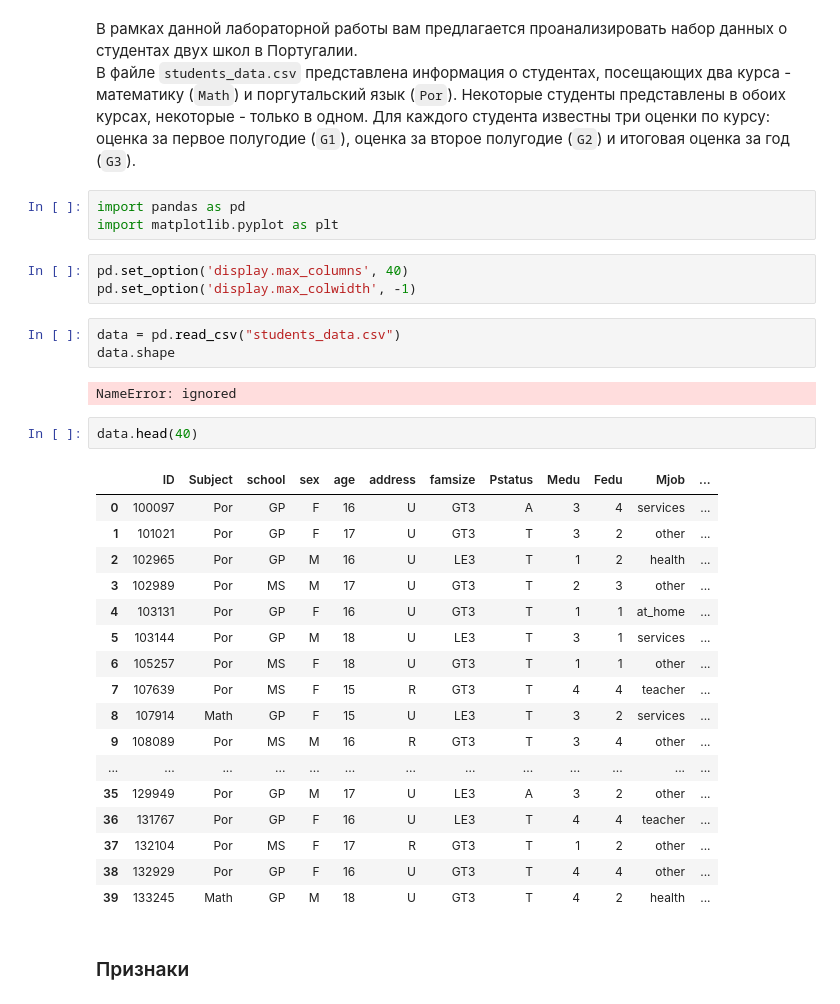
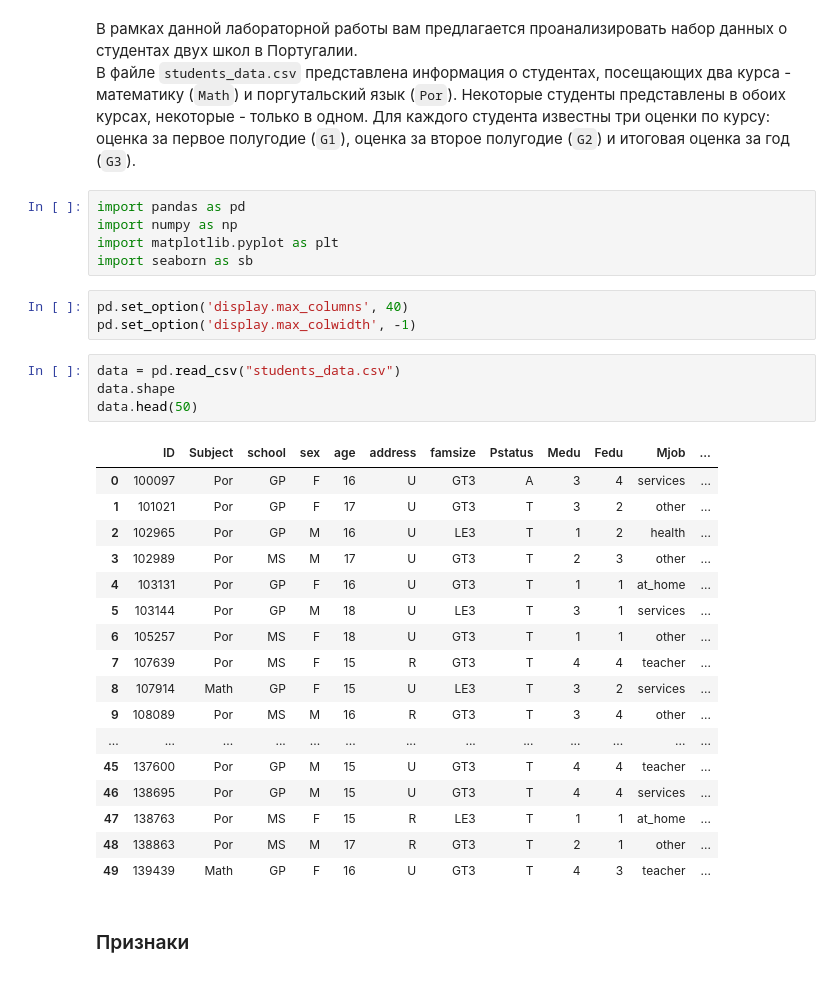
Before and after one commit to dariaAlium/DA, a Jupyter notebook: Lab_1_Exploratory_analysis.ipynb, the cells around one changed output. Drawn from its saved outputs; the diff is of its cells as text.

```diff
--- a/Lab_1_Exploratory_analysis.ipynb
+++ b/Lab_1_Exploratory_analysis.ipynb
@@ -13,35 +13,34 @@
 В файле `students_data.csv` представлена информация о студентах, посещающих два курса - математику (`Math`) и поргутальский язык (`Por`). Некоторые студенты представлены в обоих курсах, некоторые - только в одном. Для каждого студента известны три оценки по курсу: оценка за первое полугодие (`G1`), оценка за второе полугодие (`G2`) и итоговая оценка за год (`G3`).
 # %%
 import pandas as pd
+import numpy as np
 import matplotlib.pyplot as plt
+import seaborn as sb
 # %%
 pd.set_option('display.max_columns', 40)
 pd.set_option('display.max_colwidth', -1)
 # %%
 data = pd.read_csv("students_data.csv")
 data.shape
+data.head(50)
 # %% [output]
-NameError: ignored
+|  | ID | Subject | school | sex | age | address | famsize | Pstatus | Medu | Fedu | Mjob | ... |
+| 0 | 100097 | Por | GP | F | 16 | U | GT3 | A | 3 | 4 | services | ... |
+| 1 | 101021 | Por | GP | F | 17 | U | GT3 | T | 3 | 2 | other | ... |
+| 2 | 102965 | Por | GP | M | 16 | U | LE3 | T | 1 | 2 | health | ... |
+| 3 | 102989 | Por | MS | M | 17 | U | GT3 | T | 2 | 3 | other | ... |
+| 4 | 103131 | Por | GP | F | 16 | U | GT3 | T | 1 | 1 | at_home | ... |
+| 5 | 103144 | Por | GP | M | 18 | U | LE3 | T | 3 | 1 | services | ... |
+| 6 | 105257 | Por | MS | F | 18 | U | GT3 | T | 1 | 1 | other | ... |
+| 7 | 107639 | Por | MS | F | 15 | R | GT3 | T | 4 | 4 | teacher | ... |
+| 8 | 107914 | Math | GP | F | 15 | U | LE3 | T | 3 | 2 | services | ... |
+| 9 | 108089 | Por | MS | M | 16 | R | GT3 | T | 3 | 4 | other | ... |
+| ... | ... | ... | ... | ... | ... | ... | ... | ... | ... | ... | ... | ... |
+| 45 | 137600 | Por | GP | M | 15 | U | GT3 | T | 4 | 4 | teacher | ... |
+| 46 | 138695 | Por | GP | M | 15 | U | GT3 | T | 4 | 4 | services | ... |
+| 47 | 138763 | Por | MS | F | 15 | R | LE3 | T | 1 | 1 | at_home | ... |
+| 48 | 138863 | Por | MS | M | 17 | R | GT3 | T | 2 | 1 | other | ... |
+| 49 | 139439 | Math | GP | F | 16 | U | GT3 | T | 4 | 3 | teacher | ... |
-# %%
-data.head(40)
-# %% [output]
-|  | ID | Subject | school | sex | age | address | famsize | Pstatus | Medu | Fedu | Mjob | ... |
-| 0 | 100097 | Por | GP | F | 16 | U | GT3 | A | 3 | 4 | services | ... |
-| 1 | 101021 | Por | GP | F | 17 | U | GT3 | T | 3 | 2 | other | ... |
-| 2 | 102965 | Por | GP | M | 16 | U | LE3 | T | 1 | 2 | health | ... |
-| 3 | 102989 | Por | MS | M | 17 | U | GT3 | T | 2 | 3 | other | ... |
-| 4 | 103131 | Por | GP | F | 16 | U | GT3 | T | 1 | 1 | at_home | ... |
-| 5 | 103144 | Por | GP | M | 18 | U | LE3 | T | 3 | 1 | services | ... |
-| 6 | 105257 | Por | MS | F | 18 | U | GT3 | T | 1 | 1 | other | ... |
-| 7 | 107639 | Por | MS | F | 15 | R | GT3 | T | 4 | 4 | teacher | ... |
-| 8 | 107914 | Math | GP | F | 15 | U | LE3 | T | 3 | 2 | services | ... |
-| 9 | 108089 | Por | MS | M | 16 | R | GT3 | T | 3 | 4 | other | ... |
-| ... | ... | ... | ... | ... | ... | ... | ... | ... | ... | ... | ... | ... |
-| 35 | 129949 | Por | GP | M | 17 | U | LE3 | A | 3 | 2 | other | ... |
-| 36 | 131767 | Por | GP | F | 16 | U | LE3 | T | 4 | 4 | teacher | ... |
-| 37 | 132104 | Por | MS | F | 17 | R | GT3 | T | 1 | 2 | other | ... |
-| 38 | 132929 | Por | GP | F | 16 | U | GT3 | T | 4 | 4 | other | ... |
-| 39 | 133245 | Math | GP | M | 18 | U | GT3 | T | 4 | 2 | health | ... |
 # %% [markdown]
 ### Признаки
 # %% [markdown]
```
Also changed, not shown: parts of 9 cells of this notebook.
